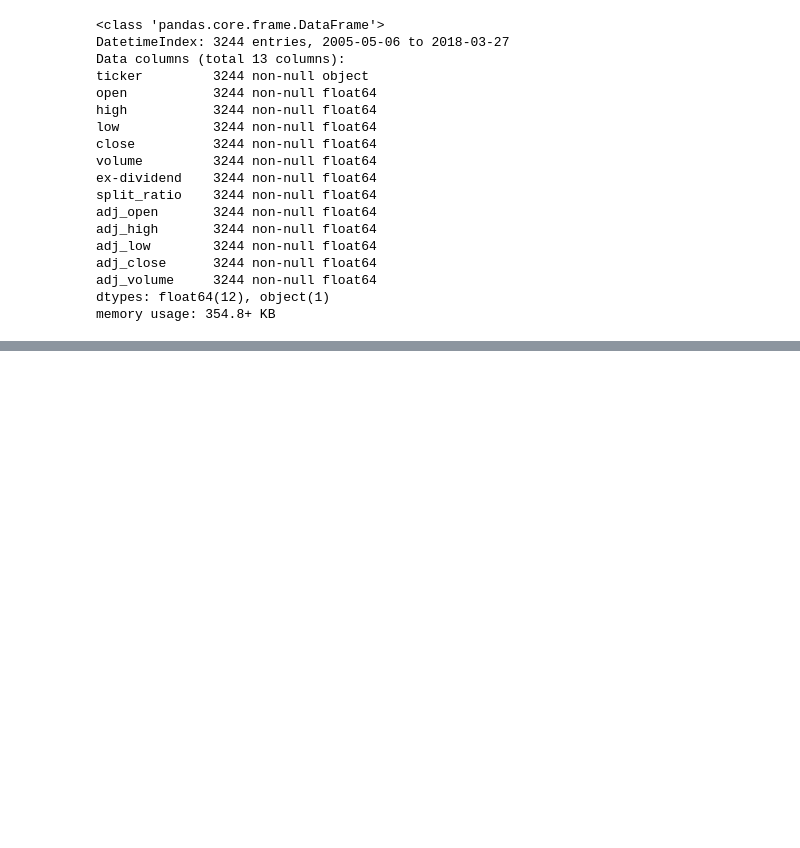
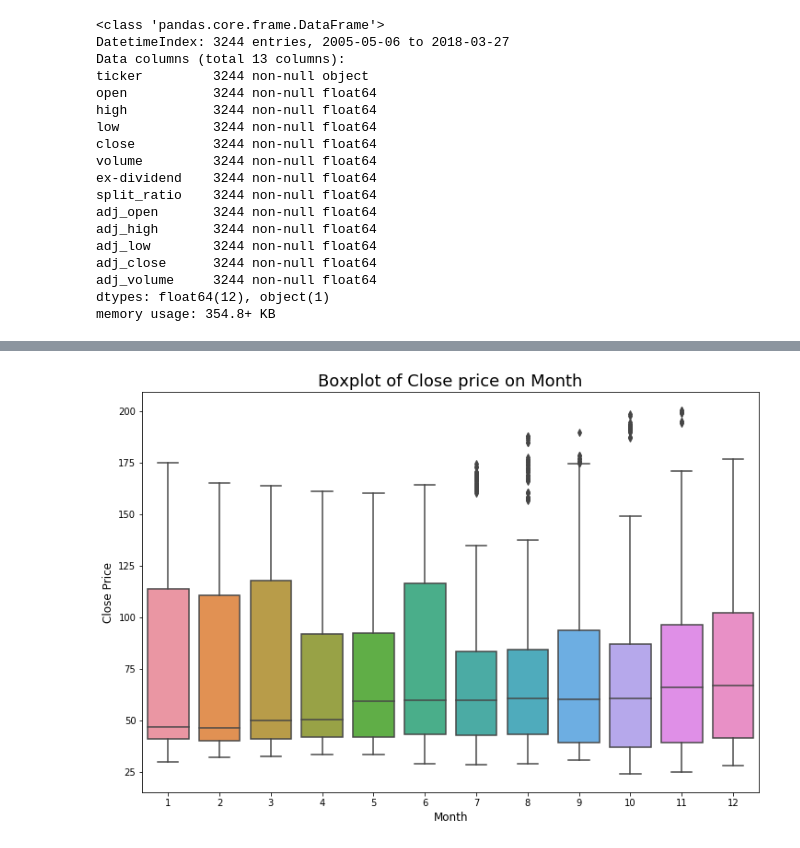
Before and after one commit to qnguyen1010/Springboard, a Jupyter notebook: Stock Price__Capstone 1__SP.ipynb, the cells around one changed output, grey strips where cells are left out. Cells and saved outputs as stored; diff of their text form; code cells hidden in the pictures; blank space fills up the shorter version.

```diff
--- a/Stock Price__Capstone 1__SP.ipynb
+++ b/Stock Price__Capstone 1__SP.ipynb
@@ -170,0 +252,3 @@ AttributeError: module 'matplotlib' has no attribute 'show'
+# %%
+#Extract weekday from 'date'
+aap['day_of_week'] = aap['date'].dt.day_name()
@@ -170,0 +271,11 @@ AttributeError: module 'matplotlib' has no attribute 'show'
+# %%
+#Close Price vs. Month to detect Seasonality
+
+plt.figure(figsize=(12,8))
+sns.boxplot(x = 'month', y = 'close', data = aap)
+plt.ylabel('Close Price', fontsize=12)
+plt.xlabel('Month', fontsize=12)
+plt.title('Boxplot of Close price on Month', fontsize = 18)
+plt.show()
+# %% [output]
+[figure, added]
```
Also changed, not shown: parts of 22 cells of this notebook.
